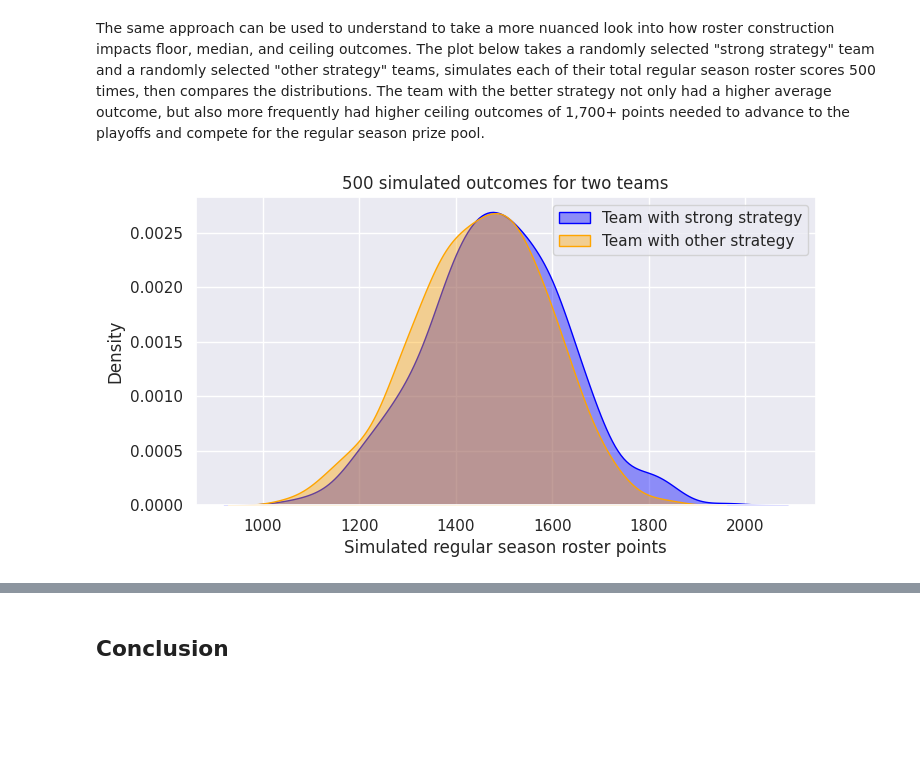
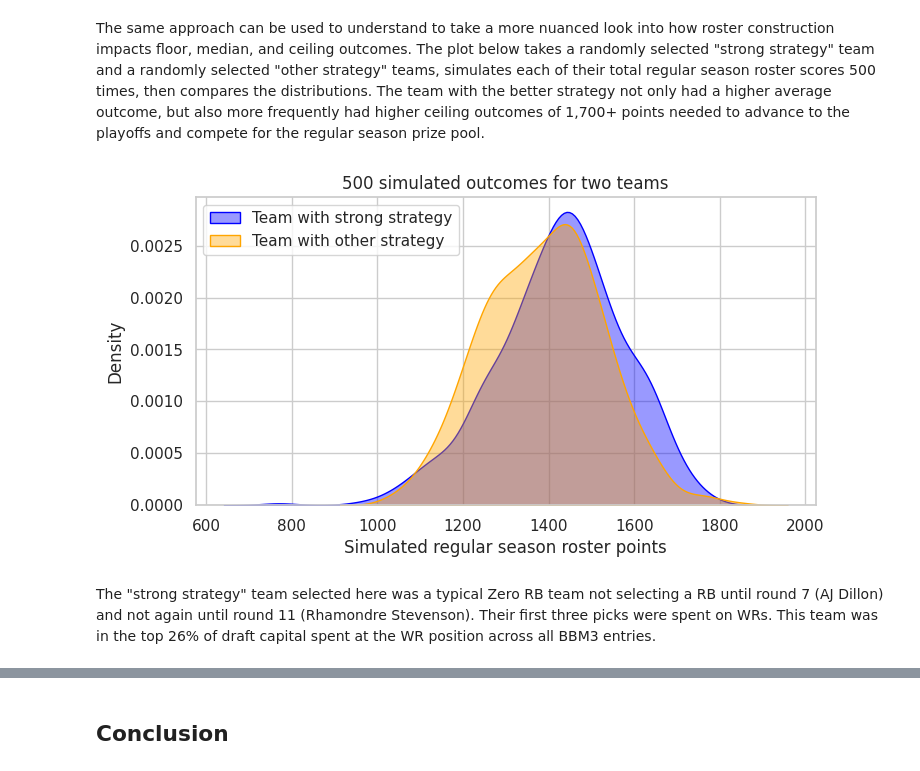
Before and after one commit to thoov08/best_ball_data_bowl_2023_submission, a Jupyter notebook: submission.ipynb, the cells around one changed output, grey strips where cells are left out. Drawn from its saved outputs; the diff is of its cells as text; code cells hidden in the pictures; blank space fills up the shorter version.

Commit message:
added commentary on simulated team examples

```diff
--- a/submission.ipynb
+++ b/submission.ipynb
@@ -463,0 +471,9 @@ bbm3_rosters.groupby('strategy_group')[['adv_to_qtr','adv_in_sim']].mean().renam
+# %%
+strategy_group_results_melt = pd.melt(strategy_group_results.reset_index(), id_vars='strategy_group', var_name='Type', value_name='advance_rate')
+strat_plot = sns.catplot(data=strategy_group_results_melt, x='strategy_group', y='advance_rate', hue='Type', kind='bar', height=4, aspect=2)
+plt.xlabel('Strategy group')
+plt.ylabel('Estimated advance rate')
+plt.title("Teams meeting 'strong strategy' criteria advanced at a much higher rate than other teams")
+sns.set_theme(style="whitegrid")
+plt.gca().yaxis.set_major_formatter(mticker.FuncFormatter(to_percentage))
+plt.show()
@@ -467,16 +485,20 @@ The same approach can be used to understand to take a more nuanced look into how
 # simulate a "strong strategy" team against a randomly selected non-strong team
 # strong team advanced in sim but not actual, other team didn't advance in sim or actual
 
-strong_team_sims = sim_total_reg_season_roster_score("ba793b99-6bc9-4fa3-b7a8-199e6f6c0615", n_sims=500)
-other_team_sims = sim_total_reg_season_roster_score("09cadc69-f077-4446-9101-3e808a9379c4", n_sims=500)
+strong_team_entry_id = "eb33d6cc-aa58-4ed3-983b-75bd4860f156"
+other_team_entry_id = "e7e7846d-e84b-49b3-8c35-df01b31d2b8c"
+strong_team_sims = sim_total_reg_season_roster_score(strong_team_entry_id, n_sims=500)
+other_team_sims = sim_total_reg_season_roster_score(other_team_entry_id, n_sims=500)
 # %%
 plt.figure(figsize=(8,4))
 sns.kdeplot(strong_team_sims, color='blue', fill=True, alpha=0.4, label='Team with strong strategy')
 sns.kdeplot(other_team_sims, color='orange', fill=True, alpha=0.4, label='Team with other strategy')
-plt.legend(loc='upper right')
+plt.legend(loc='upper left')
 plt.title("500 simulated outcomes for two teams")
 plt.xlabel("Simulated regular season roster points")
 sns.set_theme(style="whitegrid")
 plt.plot();
 # %% [output]
-[figure, old version]
+[figure, new version]
+# %% [markdown]
+The "strong strategy" team selected here was a typical Zero RB team not selecting a RB until round 7 (AJ Dillon) and not again until round 11 (Rhamondre Stevenson). Their first three picks were spent on WRs. This team was in the top 26% of draft capital spent at the WR position across all BBM3 entries.
```
Also changed, not shown: parts of 20 cells of this notebook.
